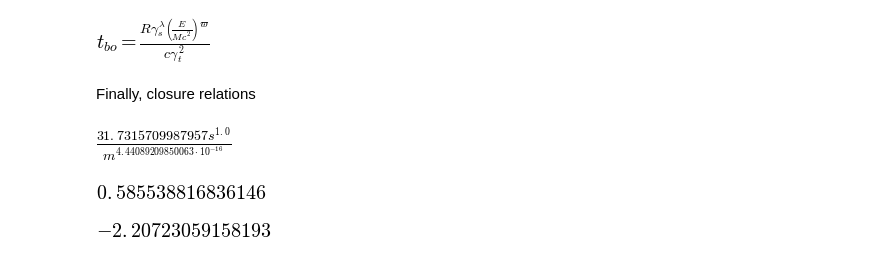
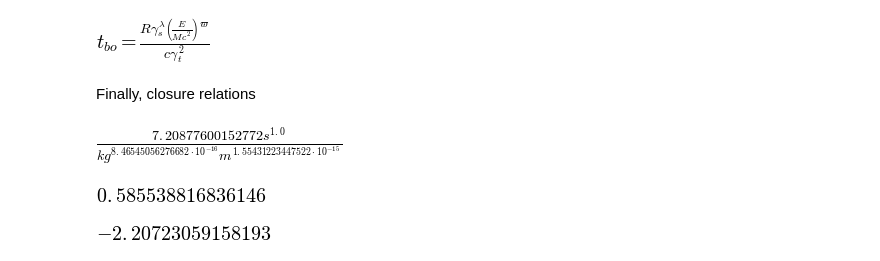
Before and after one commit to bolverk/spherical_relativistic_shock_breakout, a Jupyter notebook: spherical relativistic breakout.ipynb, the cells around one changed output. Drawn from its saved outputs; the diff is of its cells as text; code cells hidden in the pictures.

```diff
--- a/spherical relativistic breakout.ipynb
+++ b/spherical relativistic breakout.ipynb
@@ -243,7 +243,7 @@ breakout_shell_width
 # %% [markdown]
 breakout shell rest mass
 # %%
-temp = n_0*R**2*x*m
+temp = 4*sympy.pi*n_0*R**2*x*m
 temp = temp.subs(n_0,upstream_density_profile.rhs)
 temp = temp.subs(x,breakout_shell_width)
 temp = sympy.expand_power_base(temp)
@@ -314,45 +314,45 @@ temp = [breakout_time,
         sympy.Eq(E_0,breakout_shell_energy)]
 temp = map(lambda eqn: sympy.Eq(sympy.log(eqn.lhs), sympy.log(eqn.rhs)), temp)
 temp = map(lambda eqn: eqn.lhs - eqn.rhs, temp)
-temp = map(lambda eqn: eqn.subs(E_0, sympy.solve(temp[-1],E_0)[0]), temp)
-temp = map(lambda eqn: sympy.expand_log(eqn), temp)
-temp = temp[:-1]
-temp = map(lambda eqn: eqn.subs(R, sympy.solve(temp[-1],R)[0]), temp)
-temp = temp[:-1]
-temp = map(lambda eqn: eqn.subs(gamma_t, sympy.solve(temp[-1],gamma_t)[0]), temp)
-temp = temp[:-1]
-temp = map(lambda eqn: eqn.subs(gamma_s, sympy.solve(temp[-1],gamma_s)[0]), temp)
-temp = temp[:-1]
-temp = map(lambda eqn: sympy.expand_log(eqn), temp)
-temp = map(lambda eqn: eqn.subs(E, sympy.solve(temp[-1].simplify(),E)[0]), temp)
-temp = temp[:-1]
-temp = map(lambda eqn: sympy.expand_log(eqn), temp)
+temp = map(lambda eqn: sympy.expand_log(eqn),temp)
+temp = map(lambda eqn: eqn.subs(sympy.log(E_0), sympy.solve(temp[-1],sympy.log(E_0))[0]), temp)
+temp = map(lambda eqn: sympy.expand_log(eqn),temp)
+temp = map(lambda eqn: eqn.subs(sympy.log(R), sympy.solve(temp[-2],sympy.log(R))[0]), temp)
+temp = map(lambda eqn: sympy.expand_log(eqn),temp)
+temp = map(lambda eqn: eqn.subs(sympy.log(gamma_t), sympy.solve(temp[-3],sympy.log(gamma_t))[0]), temp)
+temp = map(lambda eqn: sympy.expand_log(eqn),temp)
+temp = map(lambda eqn: eqn.subs(sympy.log(gamma_s), sympy.solve(temp[-4],sympy.log(gamma_s))[0]), temp)
+temp = map(lambda eqn: sympy.expand_log(eqn),temp)
+temp = map(lambda eqn: eqn.subs(sympy.log(E), sympy.solve(temp[-5],sympy.log(E))[0]), temp)
+temp = map(lambda eqn: sympy.expand_log(eqn),temp)
+temp = map(lambda eqn: eqn.simplify(), temp)
+temp = map(lambda eqn: sympy.expand_log(eqn),temp)
 raw_closure = temp[0]
 # %%
 solar_mass = 2e30*sympy.physics.units.kg
 light_speed = 3e8*sympy.physics.units.meter/sympy.physics.units.second
 erg = sympy.physics.units.gram*(sympy.physics.units.cm/sympy.physics.units.second)**2
 thomson_cross_section = 6.65e-25*sympy.physics.units.cm**2
 proton_mass = 1.6e-27*sympy.physics.units.kg
 temp = sympy.log(t_bo)-raw_closure
 temp = temp.subs(psi,psi_relation.rhs)
 temp = temp.subs(lmbda, lambda_relation.rhs)
 temp = temp.subs(pomega, pomega_relation.rhs)
 temp = temp.subs(sigma, sigma_relation.rhs)
 temp = temp.subs(Tp_th, 50e3*sympy.physics.units.eV)
 temp = temp.subs(T_ob, 50e3*sympy.physics.units.eV)
 temp = temp.subs(Tp_0, 200e3*sympy.physics.units.eV)
 temp = temp.subs(M, solar_mass)
 temp = temp.subs(omega,3)
 temp = temp.subs(mu,0.23)
 temp = temp.subs(eta,4./3.)
 temp = temp.subs(E_bo,1e46*erg)
 temp = temp.subs(sigma_t, thomson_cross_section)
 temp = temp.subs(c, light_speed)
 temp = temp.subs(m, proton_mass)
-sympy.exp(temp)
+sympy.exp(temp).n()
 # %% [output]
-[figure, old version]
+[figure, new version]
 # %%
 temp = sympy.log(t_bo)-raw_closure
 temp = temp.diff(E_bo)*E_bo
```
Also changed, not shown: parts of 2 cells of this notebook.
